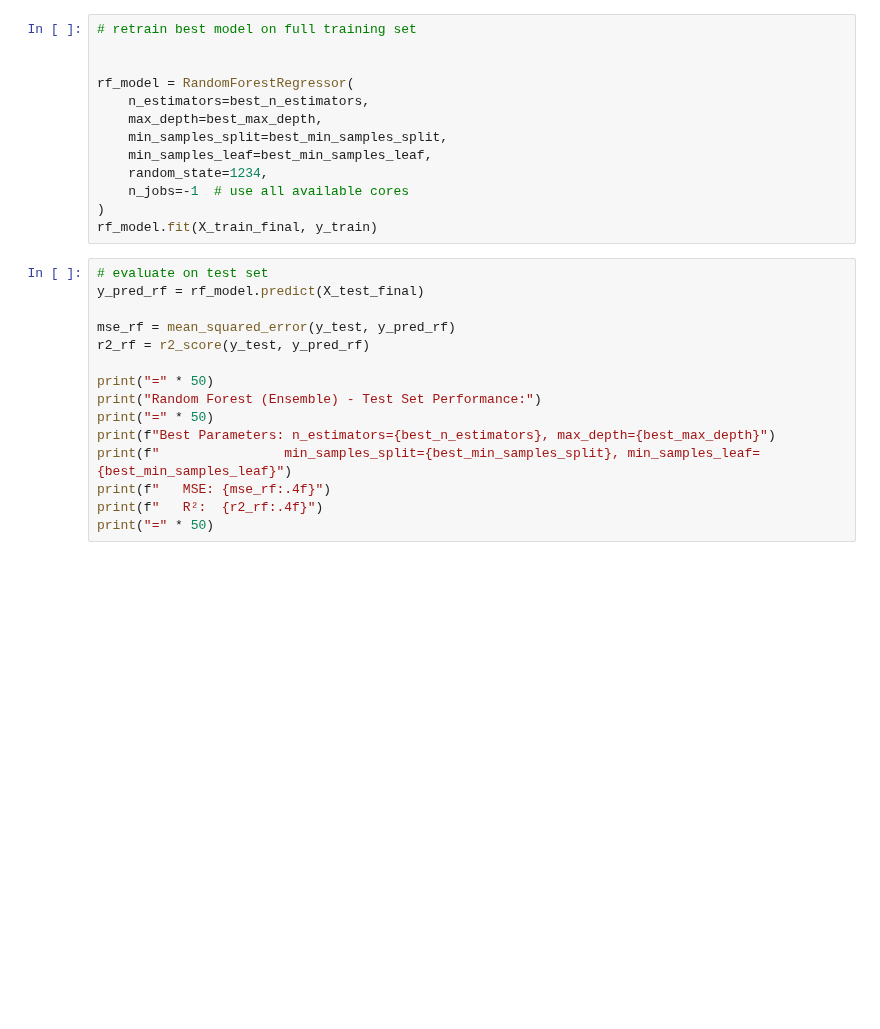
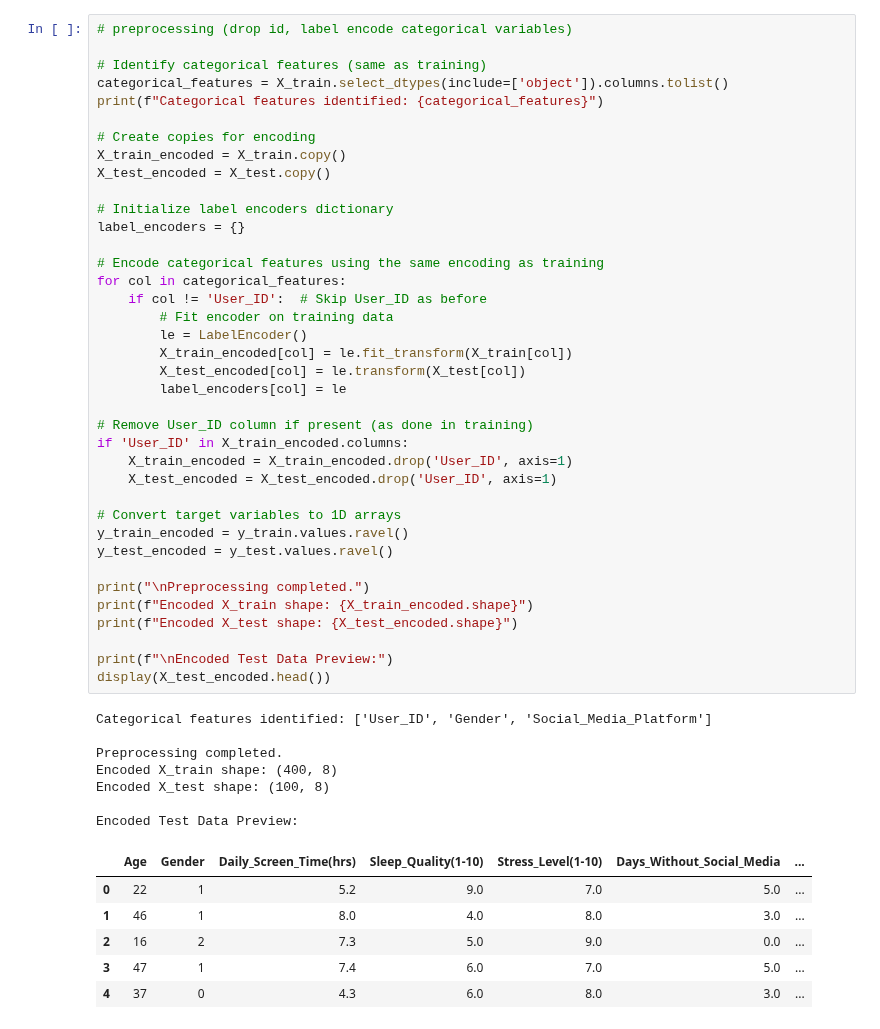
Before and after one commit to aileenkent/ds4021FinalProject, a Jupyter notebook: Notebooks/Evaluation.ipynb, the cells around one changed output. Saved outputs shown, nothing was run; the diff lists cells and outputs as text; blank space fills up the shorter version.

```diff
--- a/Notebooks/Evaluation.ipynb
+++ b/Notebooks/Evaluation.ipynb
@@ -220,28 +58,52 @@ best_min_samples_leaf = 2
-# %%
-# retrain best model on full training set
-
-
-rf_model = RandomForestRegressor(
-    n_estimators=best_n_estimators,
-    max_depth=best_max_depth,
-    min_samples_split=best_min_samples_split,
-    min_samples_leaf=best_min_samples_leaf,
-    random_state=1234,
-    n_jobs=-1  # use all available cores
-)
-rf_model.fit(X_train_final, y_train)
-# %%
-# evaluate on test set
-y_pred_rf = rf_model.predict(X_test_final)
-
-mse_rf = mean_squared_error(y_test, y_pred_rf)
-r2_rf = r2_score(y_test, y_pred_rf)
-
-print("=" * 50)
-print("Random Forest (Ensemble) - Test Set Performance:")
-print("=" * 50)
-print(f"Best Parameters: n_estimators={best_n_estimators}, max_depth={best_max_depth}")
-print(f"                min_samples_split={best_min_samples_split}, min_samples_leaf={best_min_samples_leaf}")
-print(f"   MSE: {mse_rf:.4f}")
-print(f"   R²:  {r2_rf:.4f}")
-print("=" * 50)
+# %%
+# preprocessing (drop id, label encode categorical variables)
+
+# Identify categorical features (same as training)
+categorical_features = X_train.select_dtypes(include=['object']).columns.tolist()
+print(f"Categorical features identified: {categorical_features}")
+
+# Create copies for encoding
+X_train_encoded = X_train.copy()
+X_test_encoded = X_test.copy()
+
+# Initialize label encoders dictionary
+label_encoders = {}
+
+# Encode categorical features using the same encoding as training
+for col in categorical_features:
+    if col != 'User_ID':  # Skip User_ID as before
+        # Fit encoder on training data
+        le = LabelEncoder()
+        X_train_encoded[col] = le.fit_transform(X_train[col])
+        X_test_encoded[col] = le.transform(X_test[col])
+        label_encoders[col] = le
+
+# Remove User_ID column if present (as done in training)
+if 'User_ID' in X_train_encoded.columns:
+    X_train_encoded = X_train_encoded.drop('User_ID', axis=1)
+    X_test_encoded = X_test_encoded.drop('User_ID', axis=1)
+
+# Convert target variables to 1D arrays
+y_train_encoded = y_train.values.ravel()
+y_test_encoded = y_test.values.ravel()
+
+print("\nPreprocessing completed.")
+print(f"Encoded X_train shape: {X_train_encoded.shape}")
+print(f"Encoded X_test shape: {X_test_encoded.shape}")
+
+print(f"\nEncoded Test Data Preview:")
+display(X_test_encoded.head())
+# %% [output]
+Categorical features identified: ['User_ID', 'Gender', 'Social_Media_Platform']
+
+Preprocessing completed.
+Encoded X_train shape: (400, 8)
+Encoded X_test shape: (100, 8)
+
+Encoded Test Data Preview:
+|  | Age | Gender | Daily_Screen_Time(hrs) | Sleep_Quality(1-10) | Stress_Level(1-10) | Days_Without_Social_Media | ... |
+| 0 | 22 | 1 | 5.2 | 9.0 | 7.0 | 5.0 | ... |
+| 1 | 46 | 1 | 8.0 | 4.0 | 8.0 | 3.0 | ... |
+| 2 | 16 | 2 | 7.3 | 5.0 | 9.0 | 0.0 | ... |
+| 3 | 47 | 1 | 7.4 | 6.0 | 7.0 | 5.0 | ... |
+| 4 | 37 | 0 | 4.3 | 6.0 | 8.0 | 3.0 | ... |
```
Also changed, not shown: parts of 30 cells of this notebook, 7 other files.
